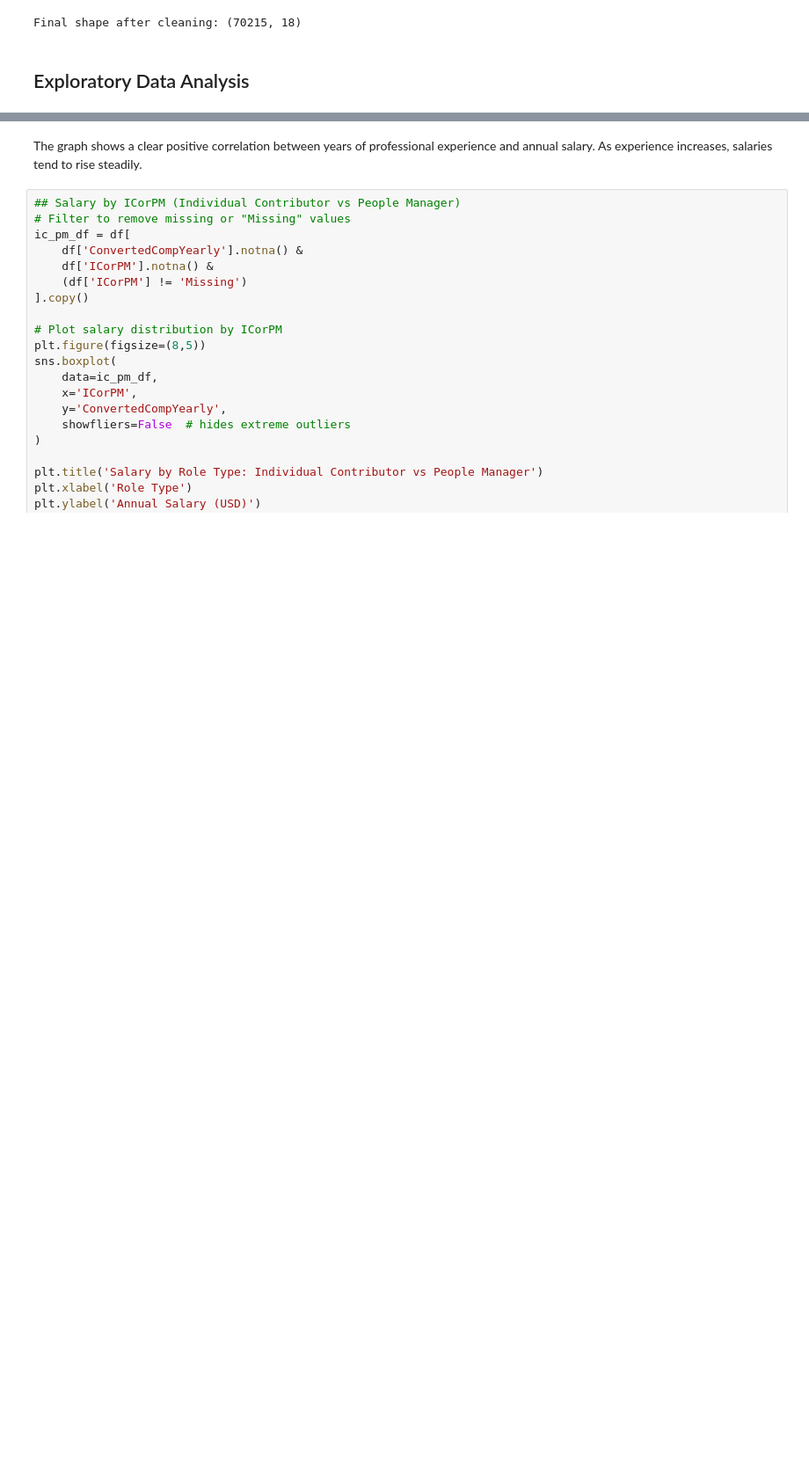
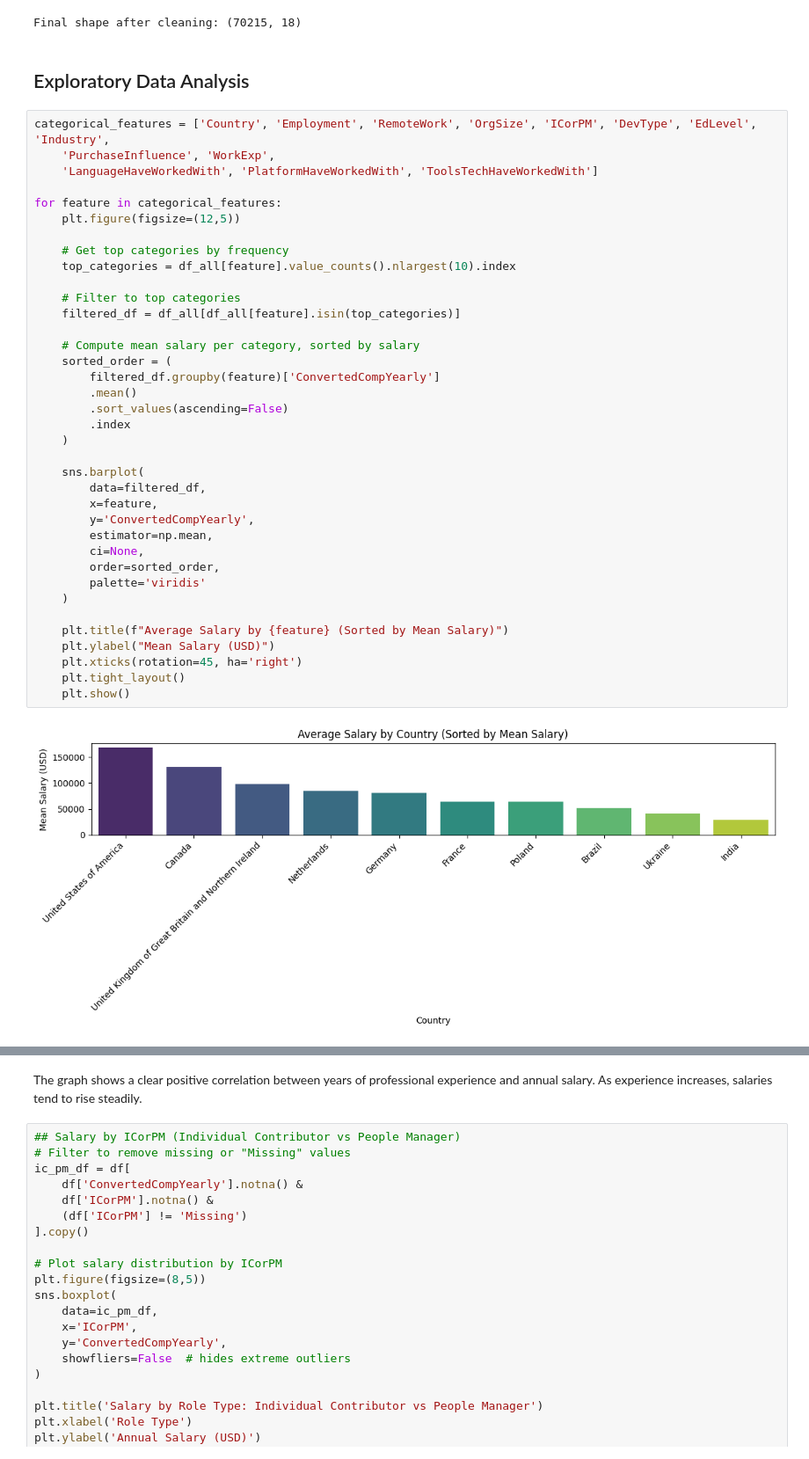
Before and after one commit to Owiti-Charles/Developers-Salary-Predictor, a Jupyter notebook: notebook.ipynb, the cells around one changed output, grey strips where cells are left out. Shown at 88% size. Cells and saved outputs as stored; diff of their text form; blank space fills up the shorter version.

```diff
--- a/notebook.ipynb
+++ b/notebook.ipynb
@@ -218,3 +290,42 @@ print("Final shape after cleaning:", df.shape)
 Final shape after cleaning: (70215, 18)
 # %% [markdown]
 ## Exploratory Data Analysis
+# %%
+categorical_features = ['Country', 'Employment', 'RemoteWork', 'OrgSize', 'ICorPM', 'DevType', 'EdLevel', 'Industry',
+    'PurchaseInfluence', 'WorkExp',
+    'LanguageHaveWorkedWith', 'PlatformHaveWorkedWith', 'ToolsTechHaveWorkedWith']
+
+for feature in categorical_features:
+    plt.figure(figsize=(12,5))
+
+    # Get top categories by frequency
+    top_categories = df_all[feature].value_counts().nlargest(10).index
+
+    # Filter to top categories
+    filtered_df = df_all[df_all[feature].isin(top_categories)]
+
+    # Compute mean salary per category, sorted by salary
+    sorted_order = (
+        filtered_df.groupby(feature)['ConvertedCompYearly']
+        .mean()
+        .sort_values(ascending=False)
+        .index
+    )
+
+    sns.barplot(
+        data=filtered_df,
+        x=feature,
+        y='ConvertedCompYearly',
+        estimator=np.mean,
+        ci=None,
+        order=sorted_order,
+        palette='viridis'
+    )
+
+    plt.title(f"Average Salary by {feature} (Sorted by Mean Salary)")
+    plt.ylabel("Mean Salary (USD)")
+    plt.xticks(rotation=45, ha='right')
+    plt.tight_layout()
+    plt.show()
+# %% [output]
+[figure, added]
```
Also changed, not shown: parts of 30 cells of this notebook.
